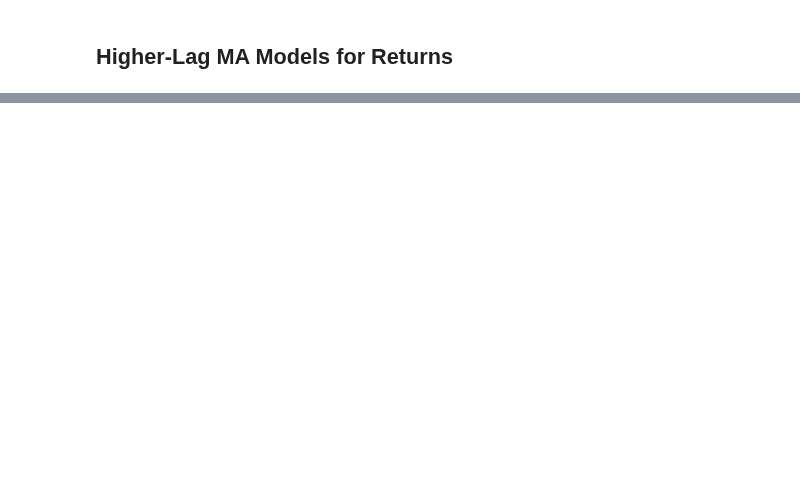
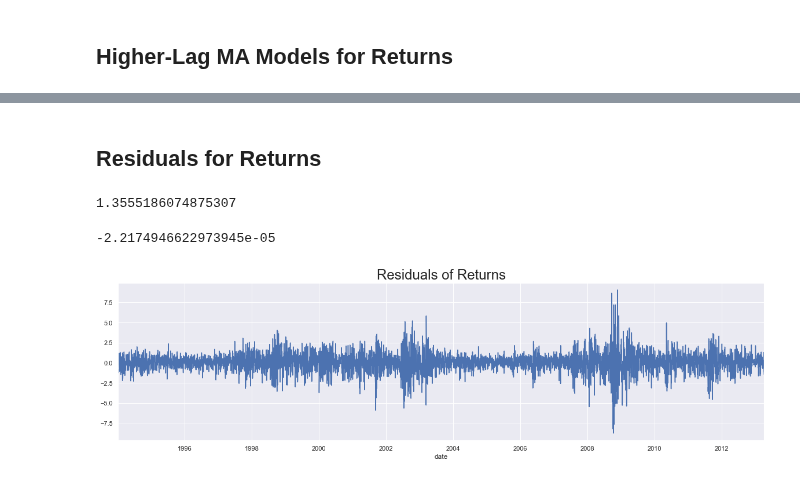
Before and after one commit to pauloteixeirajr/time-series-python, a Jupyter notebook: The Moving Average (MA) Model.ipynb, the cells around one changed output, grey strips where cells are left out. Cells and saved outputs as stored; diff of their text form; code cells hidden in the pictures; blank space fills up the shorter version.

Commit message:
MA Model: Examining the MA Model Residuals for Returns

```diff
--- a/The Moving Average (MA) Model.ipynb
+++ b/The Moving Average (MA) Model.ipynb
@@ -265,3 +265,21 @@ Roots
 | MA.6 | -0.7318 | +1.2736j | 1.4689 | 0.3330 |
 | MA.7 | -1.4485 | -0.6983j | 1.6081 | -0.4285 |
 | MA.8 | -1.4485 | +0.6983j | 1.6081 | 0.4285 |
+# %% [markdown]
+## Residuals for Returns
+# %%
+df['res_ret_ma_8'] = results_ret_ma_8.resid[1:]
+# %%
+df.res_ret_ma_8.var()
+# %% [output]
+1.3555186074875307
+# %%
+df.res_ret_ma_8.mean()
+# %% [output]
+-2.2174946622973945e-05
+# %%
+df.res_ret_ma_8[1:].plot(figsize = (20, 5))
+plt.title('Residuals of Returns', size = 24)
+plt.show()
+# %% [output]
+[figure, added]
```
Also changed, not shown: parts of 10 cells of this notebook.
